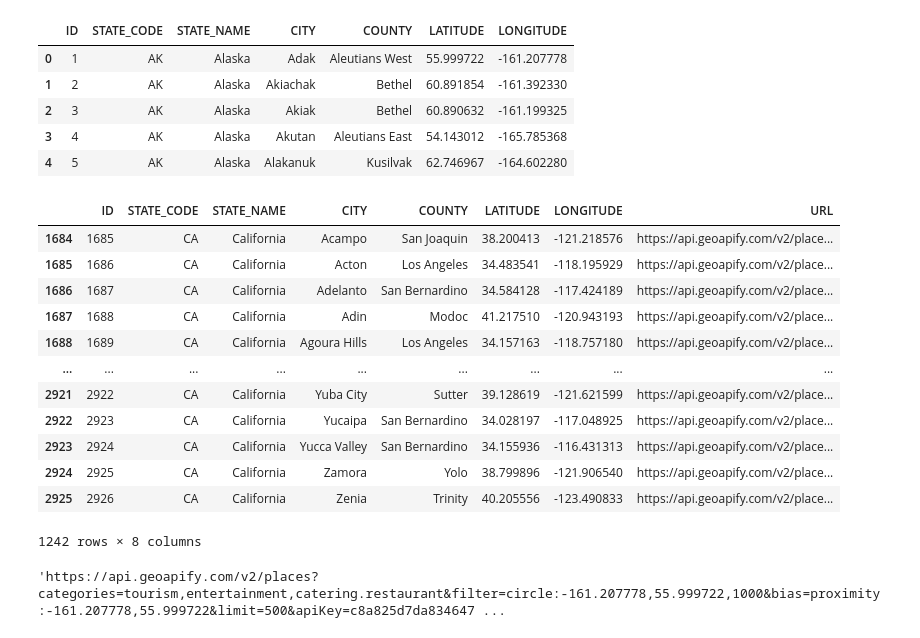
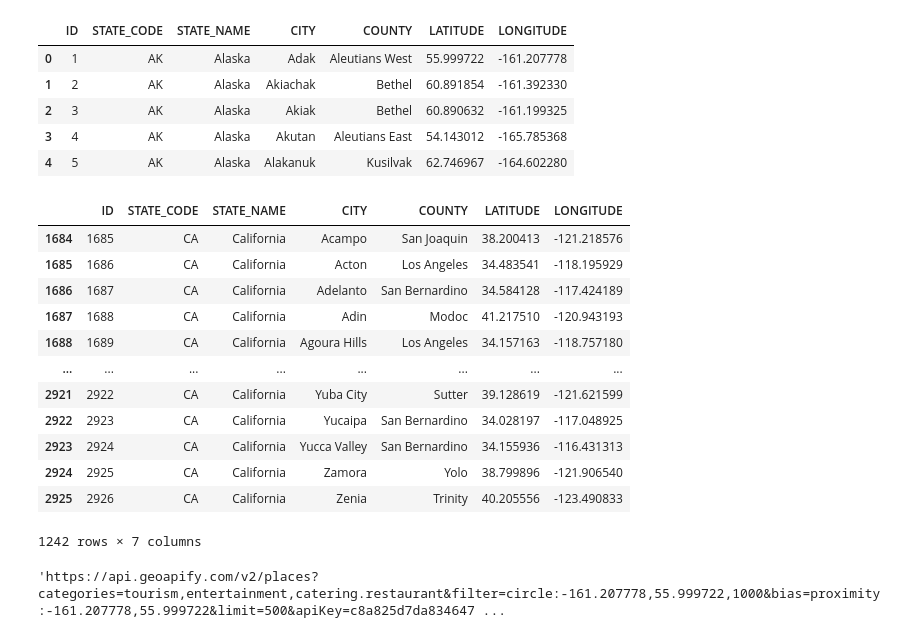
Before and after one commit to kasatsakshi/TripPy, a Jupyter notebook: dataPipeline/dataExtraction/geoapify/sciptnotebook.ipynb, the cells around one changed output. Saved outputs shown, nothing was run; the diff lists cells and outputs as text; code cells hidden in the pictures.

```diff
--- a/dataPipeline/dataExtraction/geoapify/sciptnotebook.ipynb
+++ b/dataPipeline/dataExtraction/geoapify/sciptnotebook.ipynb
@@ -24,21 +25,21 @@ df.head()
 | 3 | 4 | AK | Alaska | Akutan | Aleutians East | 54.143012 | -165.785368 |
 | 4 | 5 | AK | Alaska | Alakanuk | Kusilvak | 62.746967 | -164.602280 |
 # %%
-df[df['STATE_CODE']=='CA' and CITY]
+df[df['STATE_CODE']=='CA']
 # %% [output]
-|  | ID | STATE_CODE | STATE_NAME | CITY | COUNTY | LATITUDE | LONGITUDE | URL |
-| 1684 | 1685 | CA | California | Acampo | San Joaquin | 38.200413 | -121.218576 | https://api.geoapify.com/v2/place... |
-| 1685 | 1686 | CA | California | Acton | Los Angeles | 34.483541 | -118.195929 | https://api.geoapify.com/v2/place... |
-| 1686 | 1687 | CA | California | Adelanto | San Bernardino | 34.584128 | -117.424189 | https://api.geoapify.com/v2/place... |
-| 1687 | 1688 | CA | California | Adin | Modoc | 41.217510 | -120.943193 | https://api.geoapify.com/v2/place... |
-| 1688 | 1689 | CA | California | Agoura Hills | Los Angeles | 34.157163 | -118.757180 | https://api.geoapify.com/v2/place... |
-| ... | ... | ... | ... | ... | ... | ... | ... | ... |
-| 2921 | 2922 | CA | California | Yuba City | Sutter | 39.128619 | -121.621599 | https://api.geoapify.com/v2/place... |
-| 2922 | 2923 | CA | California | Yucaipa | San Bernardino | 34.028197 | -117.048925 | https://api.geoapify.com/v2/place... |
-| 2923 | 2924 | CA | California | Yucca Valley | San Bernardino | 34.155936 | -116.431313 | https://api.geoapify.com/v2/place... |
-| 2924 | 2925 | CA | California | Zamora | Yolo | 38.799896 | -121.906540 | https://api.geoapify.com/v2/place... |
-| 2925 | 2926 | CA | California | Zenia | Trinity | 40.205556 | -123.490833 | https://api.geoapify.com/v2/place... |
+|  | ID | STATE_CODE | STATE_NAME | CITY | COUNTY | LATITUDE | LONGITUDE |
+| 1684 | 1685 | CA | California | Acampo | San Joaquin | 38.200413 | -121.218576 |
+| 1685 | 1686 | CA | California | Acton | Los Angeles | 34.483541 | -118.195929 |
+| 1686 | 1687 | CA | California | Adelanto | San Bernardino | 34.584128 | -117.424189 |
+| 1687 | 1688 | CA | California | Adin | Modoc | 41.217510 | -120.943193 |
+| 1688 | 1689 | CA | California | Agoura Hills | Los Angeles | 34.157163 | -118.757180 |
+| ... | ... | ... | ... | ... | ... | ... | ... |
+| 2921 | 2922 | CA | California | Yuba City | Sutter | 39.128619 | -121.621599 |
+| 2922 | 2923 | CA | California | Yucaipa | San Bernardino | 34.028197 | -117.048925 |
+| 2923 | 2924 | CA | California | Yucca Valley | San Bernardino | 34.155936 | -116.431313 |
+| 2924 | 2925 | CA | California | Zamora | Yolo | 38.799896 | -121.906540 |
+| 2925 | 2926 | CA | California | Zenia | Trinity | 40.205556 | -123.490833 |
-1242 rows × 8 columns
+1242 rows × 7 columns
 # %%
 def form_url(row):
 
```
Also changed, not shown: parts of 8 cells of this notebook, 1 other file.
